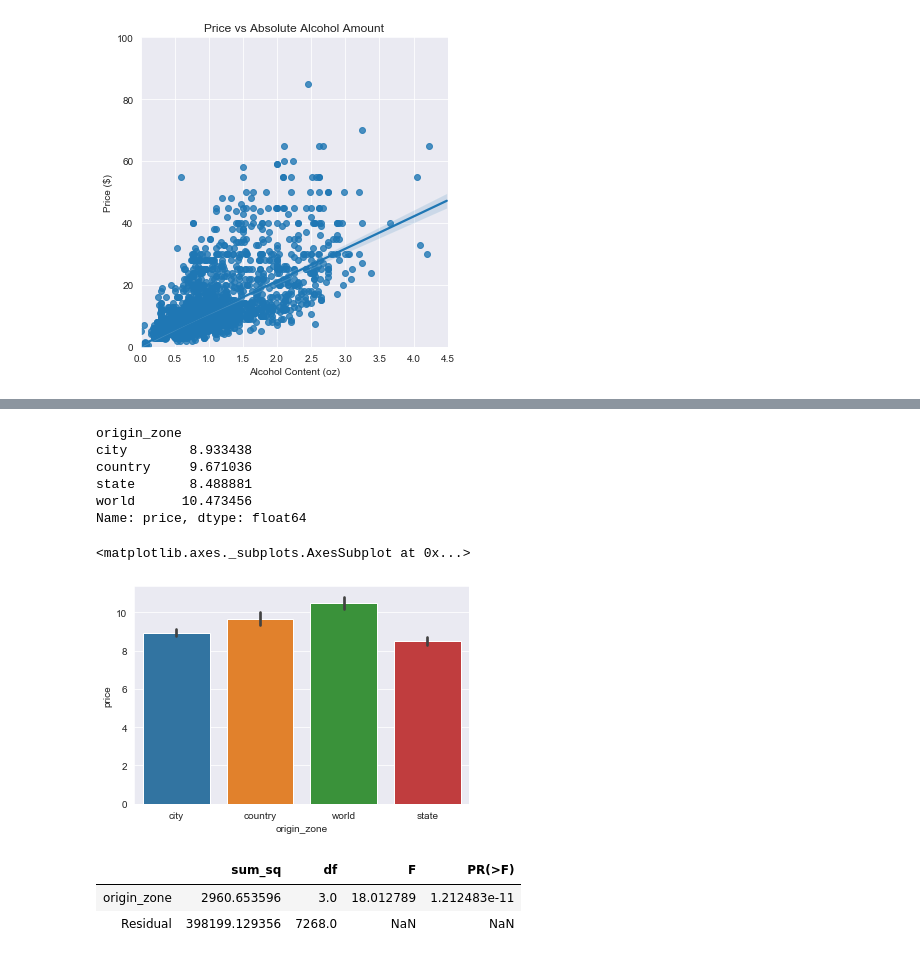
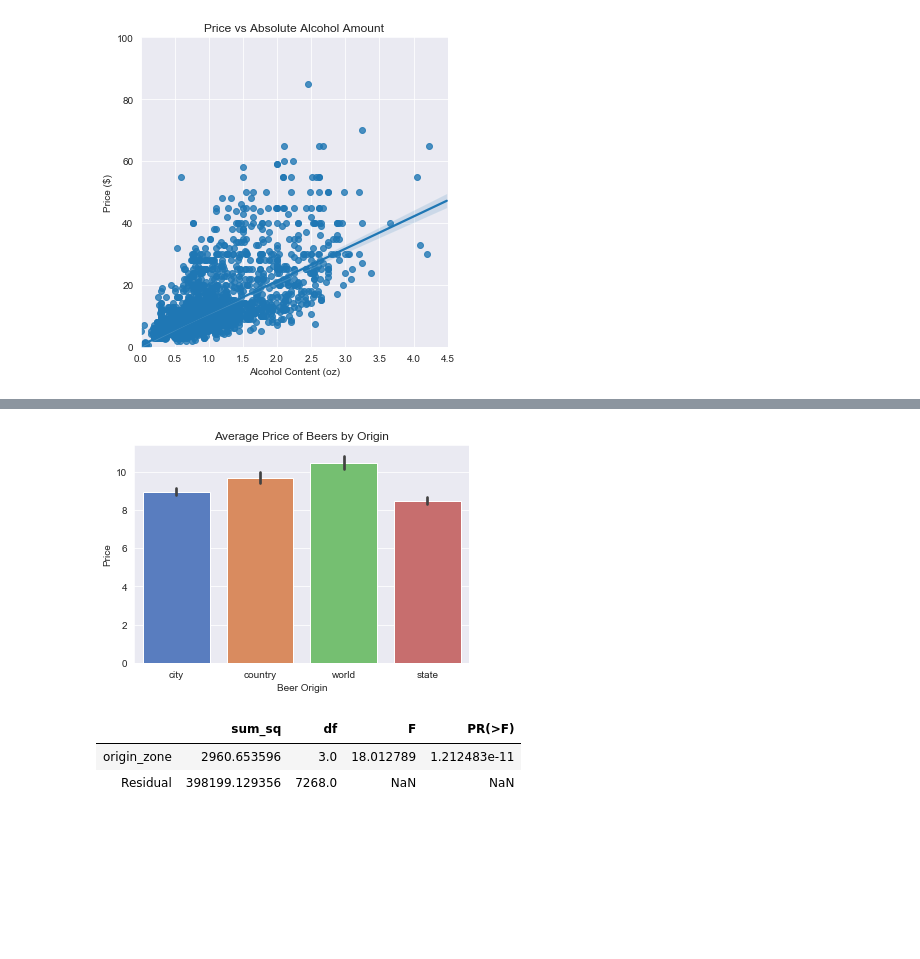
Before and after one commit to rcharan/beer-pubs, a Jupyter notebook: statistical_tests.ipynb, the cells around one changed output, grey strips where cells are left out. Drawn from its saved outputs; the diff is of its cells as text; code cells hidden in the pictures; blank space fills up the shorter version.

```diff
--- a/statistical_tests.ipynb
+++ b/statistical_tests.ipynb
@@ -293,14 +294,0 @@ memory usage: 796.1+ KB
-# %%
-df.groupby('origin_zone')['price'].mean()
-# %% [output]
-origin_zone
-city        8.933438
-country     9.671036
-state       8.488881
-world      10.473456
-Name: price, dtype: float64
-# %%
-sns.barplot(x = 'origin_zone', y = 'price', data = df)
-# %% [output]
-<matplotlib.axes._subplots.AxesSubplot at 0x...>
-[figure, removed]
@@ -307 +297,12 @@ sns.barplot(x = 'origin_zone', y = 'price', data = df)
+# %%
+%%capture
+fig, ax = plt.subplots()
+sns.barplot(x = 'origin_zone', y = 'price', data = test3_data, color = 'blue', palette = 'muted', ax = ax)
+ax.set_xlabel('Beer Origin')
+ax.set_ylabel('Price')
+ax.set_title('Average Price of Beers by Origin')
+# %%
+fig
+# %% [output]
+[figure, added]
 # %%
```
Also changed, not shown: parts of 17 cells of this notebook.
